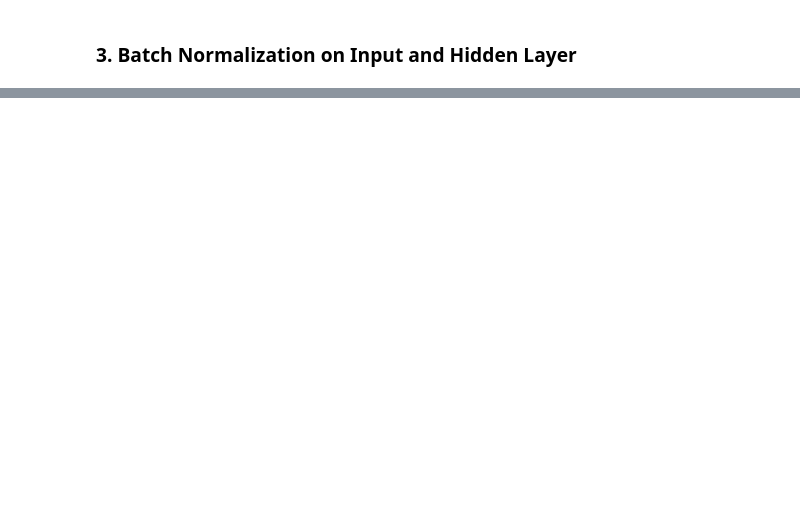
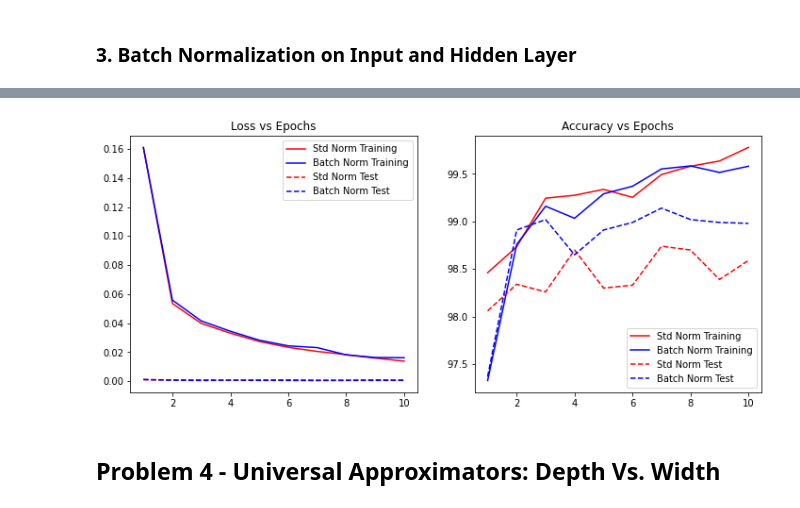
Before and after one commit to codexceed/MS-CS, a Jupyter notebook: Courses/IDLS/hw2/Homework 2.ipynb, the cells around one changed output, grey strips where cells are left out. Drawn from its saved outputs; the diff is of its cells as text; code cells hidden in the pictures; blank space fills up the shorter version.

```diff
--- a/Courses/IDLS/hw2/Homework 2.ipynb
+++ b/Courses/IDLS/hw2/Homework 2.ipynb
@@ -415,17 +468,27 @@ plt.show()
+# %%
+# Off load tensor
+std_tr_losses = [x.cpu().detach() for x in std_tr_losses]
+std_ts_losses = [x.cpu().detach() for x in std_ts_losses]
+bn_tr_losses = [x.cpu().detach() for x in bn_tr_losses]
+bn_ts_losses = [x.cpu().detach() for x in bn_ts_losses]
 # %%
-fig, axes = plt.subplots(1, 2)
+fig, axes = plt.subplots(1, 2, figsize=(12,5))
 
-axes[0].plot([i + 1 for i in range(num_epochs)], std_tr_losses, label="Std Norm Training")
-axes[0].plot([i + 1 for i in range(num_epochs)], bn_tr_losses, label="Batch Norm Training")
-axes[0].plot([i + 1 for i in range(num_epochs)], std_ts_losses, label="Std Norm Test")
-axes[0].plot([i + 1 for i in range(num_epochs)], bn_ts_losses, label="Batch Norm Test")
+axes[0].plot([i + 1 for i in range(num_epochs)], std_tr_losses, color="red", label="Std Norm Training", scaley=True, scalex=True)
+axes[0].plot([i + 1 for i in range(num_epochs)], bn_tr_losses, color="blue", label="Batch Norm Training", scaley=True, scalex=True)
+axes[0].plot([i + 1 for i in range(num_epochs)], std_ts_losses, "--", color="red", label="Std Norm Test", scaley=True, scalex=True)
+axes[0].plot([i + 1 for i in range(num_epochs)], bn_ts_losses, "--", color="blue", label="Batch Norm Test", scaley=True, scalex=True)
 axes[0].legend(loc="best")
-axes[0].title("Loss vs Epochs")
+axes[0].set_title("Loss vs Epochs")
 
-axes[1].plot([i + 1 for i in range(num_epochs)], std_tr_accuracy, label="Std Norm Training")
-axes[1].plot([i + 1 for i in range(num_epochs)], bn_tr_accuracy, label="Batch Norm Training")
-axes[1].plot([i + 1 for i in range(num_epochs)], std_ts_accuracy, label="Std Norm Test")
-axes[1].plot([i + 1 for i in range(num_epochs)], bn_ts_accuracy, label="Batch Norm Test")
+axes[1].plot([i + 1 for i in range(num_epochs)], std_tr_accuracy, color="red", label="Std Norm Training")
+axes[1].plot([i + 1 for i in range(num_epochs)], bn_tr_accuracy, color="blue", label="Batch Norm Training")
+axes[1].plot([i + 1 for i in range(num_epochs)], std_ts_accuracy, "--", color="red", label="Std Norm Test")
+axes[1].plot([i + 1 for i in range(num_epochs)], bn_ts_accuracy, "--", color="blue", label="Batch Norm Test")
 axes[1].legend(loc="best")
-axes[1].title("Accuracy vs Epochs")
+axes[1].set_title("Accuracy vs Epochs")
 fig.show()
+# %% [output]
+[figure, added]
+# %% [markdown]
+## Problem 4 - Universal Approximators: Depth Vs. Width
```
Also changed, not shown: parts of 8 cells of this notebook.
